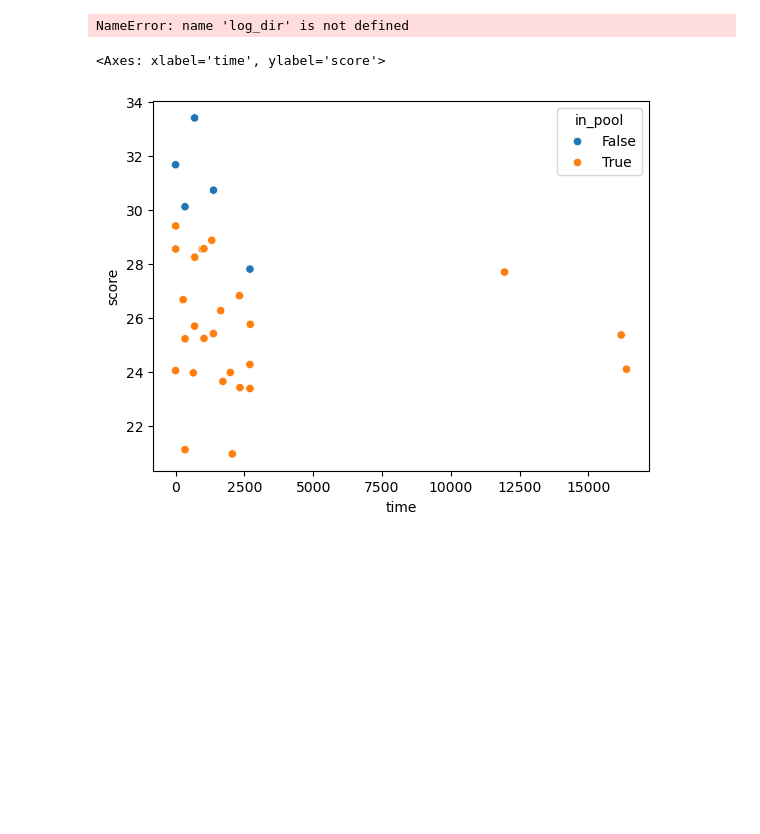
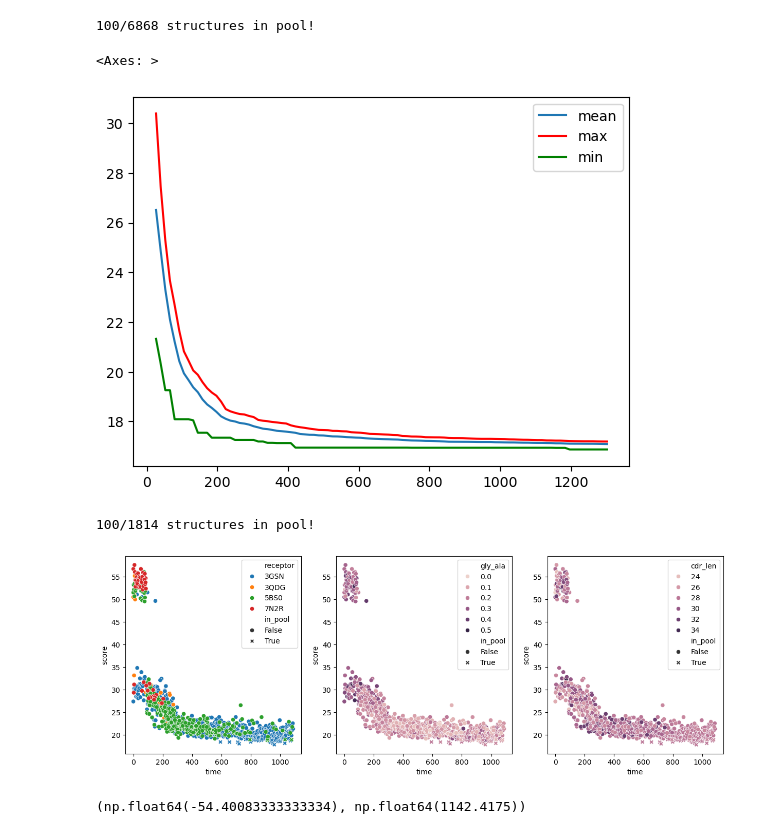
Before and after one commit to NTBiotech/flexcraft, a Jupyter notebook: notebooks/adapt/full_run_analysis.ipynb, the cells around one changed output. Saved outputs shown, nothing was run; the diff lists cells and outputs as text; code cells hidden in the pictures; blank space fills up the shorter version.

```diff
--- a/notebooks/adapt/full_run_analysis.ipynb
+++ b/notebooks/adapt/full_run_analysis.ipynb
@@ -18,29 +217,37 @@ print(log_dir)
+# %%
+plot_line(scores_path)
+# %% [output]
+100/6868 structures in pool!
+<Axes: >
+[figure, added]
 # %%
 df = pd.read_csv(log_dir/"scores.csv")
-def process(df):
-    df.columns = ["design"]+df.columns.to_list()[1:]
-    print(f"{df['in_pool'].sum()}/{df.shape[0]} structures in pool!")
-#df = df[df["in_pool"]]
-    min_time=datetime.strptime(df["time"].iloc[0],"%Y-%d-%b_%H:%M:%S")
-    df["time"] = df["time"].map(lambda x: (datetime.strptime(x,"%Y-%d-%b_%H:%M:%S")-min_time).total_seconds())
-    df["gly_ala"] = df[["acdr3", "bcdr3"]].apply(lambda x:sum(["".join(x.to_list()).count(l) for l in ["A", "G"]]), axis=1)
-    intervall = 1000
-    bins = np.arange(0, ((df["time"].max()//intervall)+2)*intervall, intervall)
-    i = np.arange(len(bins))
+df = process_scores(df)
+# remove duplicates
 
-    df["binned_time"] = df["time"].map(lambda x: i[bins>x][0]*intervall)
-    return df
-df = process_df(df)
+df = df.groupby("design").agg(lambda x: x.iloc[0]).reset_index()
 # %% [output]
-NameError: name 'log_dir' is not defined
+100/1814 structures in pool!
 # %%
-sns.scatterplot(
-    df,
-    x="time",
-    y="score",
-    hue="in_pool",
-    #legend=False,
-)
+hues = ["receptor", "gly_ala", "cdr_len"]
+fig, axes = plt.subplots(ncols=len(hues), figsize=(len(hues)*5,5))
+for hue, ax in zip(hues, axes):
+    sns.scatterplot(
+        df,
+        x="time",
+        y="score",
+        hue=hue,
+        style="in_pool",
+        ax=ax,
+        legend=True,
+    )
+    lim = ax.get_xlim()
+    #ax.hlines(df.loc[df["in_pool"], "score"].min(), *lim, label="min score", colors="red")
+    #ax.hlines(df.loc[df["in_pool"], "score"].max(), *lim, label="max score", colors="green")
+    #ax.legend(loc="upper right")
 # %% [output]
-<Axes: xlabel='time', ylabel='score'>
-[figure, old version]
+[figure, new version]
+# %%
+ax.get_xlim()
+# %% [output]
+(np.float64(-54.40083333333334), np.float64(1142.4175))
```
Also changed, not shown: parts of 17 cells of this notebook, 25 other files.
